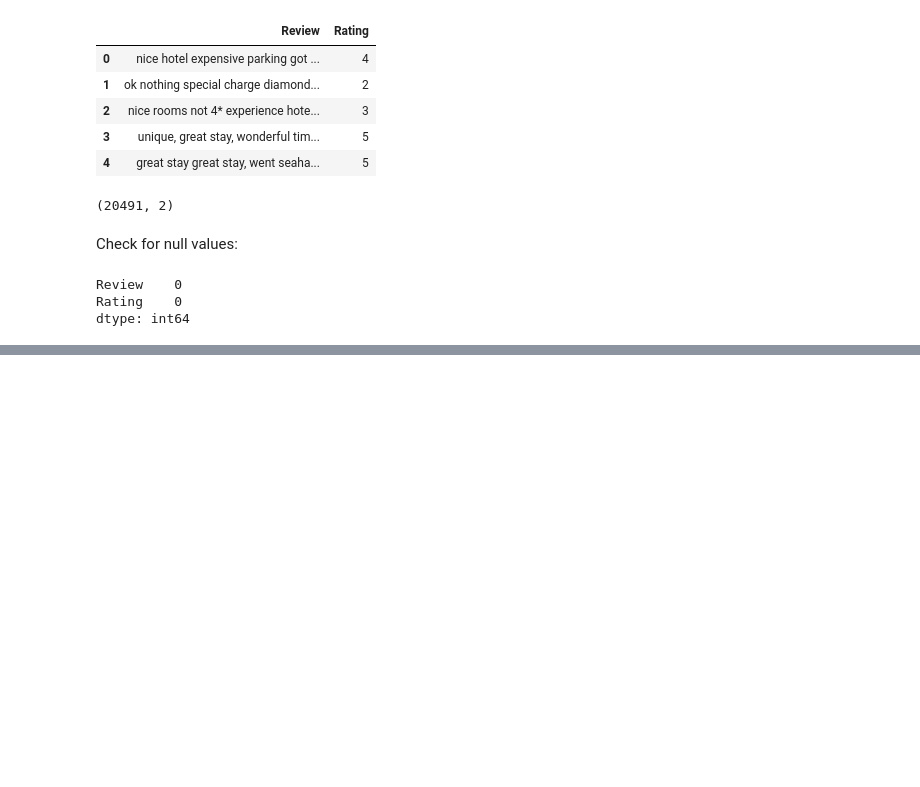
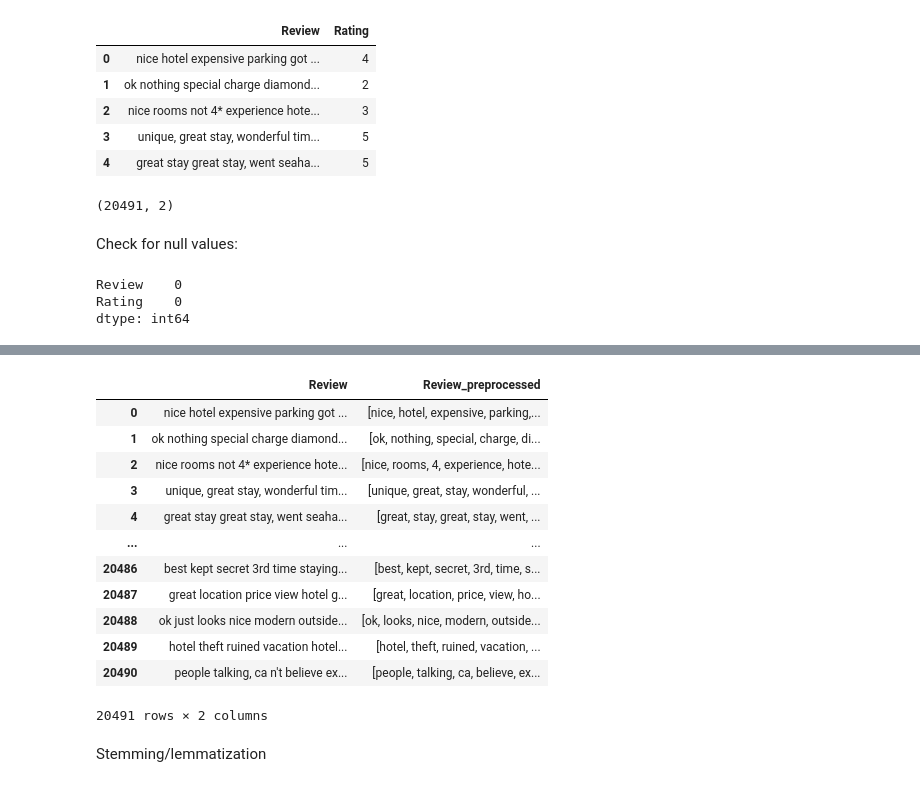
Before and after one commit to Notram1/sentiment-analysis-tripadvisor, a Jupyter notebook: Sentiment_analysis-tripadvisor.ipynb, the cells around one changed output, grey strips where cells are left out. Saved outputs shown, nothing was run; the diff lists cells and outputs as text; code cells hidden in the pictures; blank space fills up the shorter version.

```diff
--- a/Sentiment_analysis-tripadvisor.ipynb
+++ b/Sentiment_analysis-tripadvisor.ipynb
@@ -79,0 +149,9 @@ dtype: int64
+# %%
+data['Review_preprocessed'] = data['Review'].copy()
+
+clean_data(data,'Review_preprocessed')
+
+print("- Old Review -")
+print(data['Review'][4])
+print("\n- New Review -")
+print(data['Review_preprocessed'][4])
@@ -79,0 +166,6 @@ dtype: int64
+# %%
+print('Available languages for NLTK v.3.5: ')
+print(nltk.corpus.stopwords.fileids())
+
+eng_stopwords = nltk.corpus.stopwords.words('english')
+print(f'\nExample stopwords: {eng_stopwords[:20]} ...')
@@ -79,0 +201,19 @@ dtype: int64
+# %%
+data['Review_preprocessed'] = data['Review_preprocessed'].apply(lambda row: stopwords_removal(eng_stopwords, row))
+data[['Review','Review_preprocessed']]
+# %% [output]
+|  | Review | Review_preprocessed |
+| 0 | nice hotel expensive parking got ... | [nice, hotel, expensive, parking,... |
+| 1 | ok nothing special charge diamond... | [ok, nothing, special, charge, di... |
+| 2 | nice rooms not 4* experience hote... | [nice, rooms, 4, experience, hote... |
+| 3 | unique, great stay, wonderful tim... | [unique, great, stay, wonderful, ... |
+| 4 | great stay great stay, went seaha... | [great, stay, great, stay, went, ... |
+| ... | ... | ... |
+| 20486 | best kept secret 3rd time staying... | [best, kept, secret, 3rd, time, s... |
+| 20487 | great location price view hotel g... | [great, location, price, view, ho... |
+| 20488 | ok just looks nice modern outside... | [ok, looks, nice, modern, outside... |
+| 20489 | hotel theft ruined vacation hotel... | [hotel, theft, ruined, vacation, ... |
+| 20490 | people talking, ca n't believe ex... | [people, talking, ca, believe, ex... |
+20491 rows × 2 columns
+# %% [markdown]
+Stemming/lemmatization
```
Also changed, not shown: parts of 16 cells of this notebook, 3 other files.
